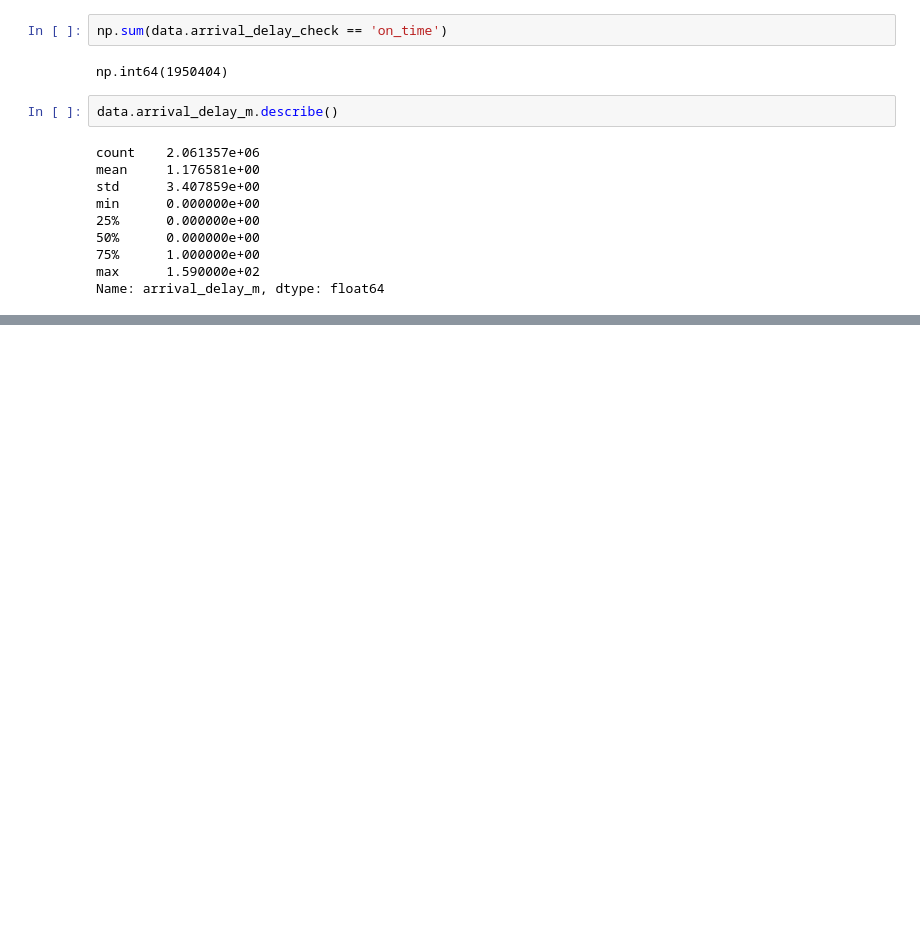
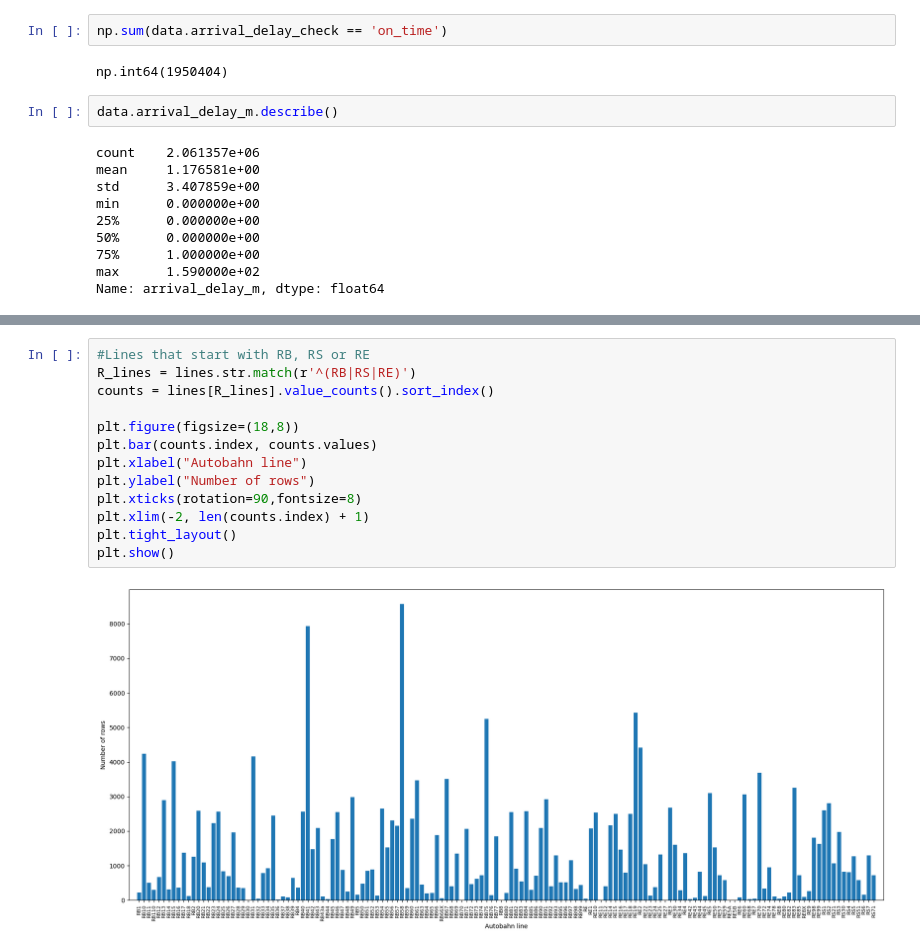
Before and after one commit to anadditivity/ml-deutsche-bahn-delays, a Jupyter notebook: data_exploration.ipynb, the cells around one changed output, grey strips where cells are left out. Saved outputs shown, nothing was run; the diff lists cells and outputs as text; blank space fills up the shorter version.

```diff
--- a/data_exploration.ipynb
+++ b/data_exploration.ipynb
@@ -39,0 +130,15 @@ Name: arrival_delay_m, dtype: float64
+# %%
+#Lines that start with RB, RS or RE
+R_lines = lines.str.match(r'^(RB|RS|RE)')
+counts = lines[R_lines].value_counts().sort_index()
+
+plt.figure(figsize=(18,8))
+plt.bar(counts.index, counts.values)
+plt.xlabel("Autobahn line")
+plt.ylabel("Number of rows")
+plt.xticks(rotation=90,fontsize=8)
+plt.xlim(-2, len(counts.index) + 1)
+plt.tight_layout()
+plt.show()
+# %% [output]
+[figure, added]
```
Also changed, not shown: parts of 15 cells of this notebook.
